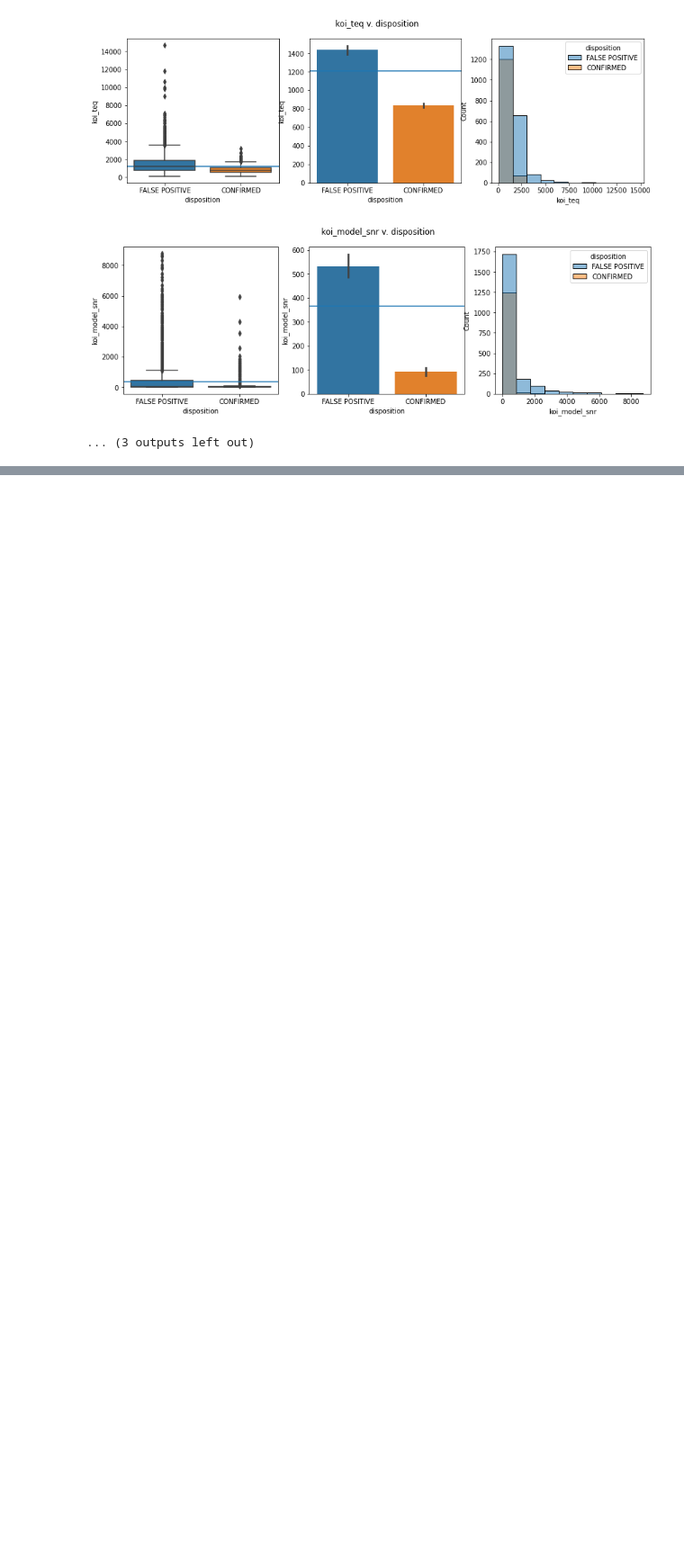
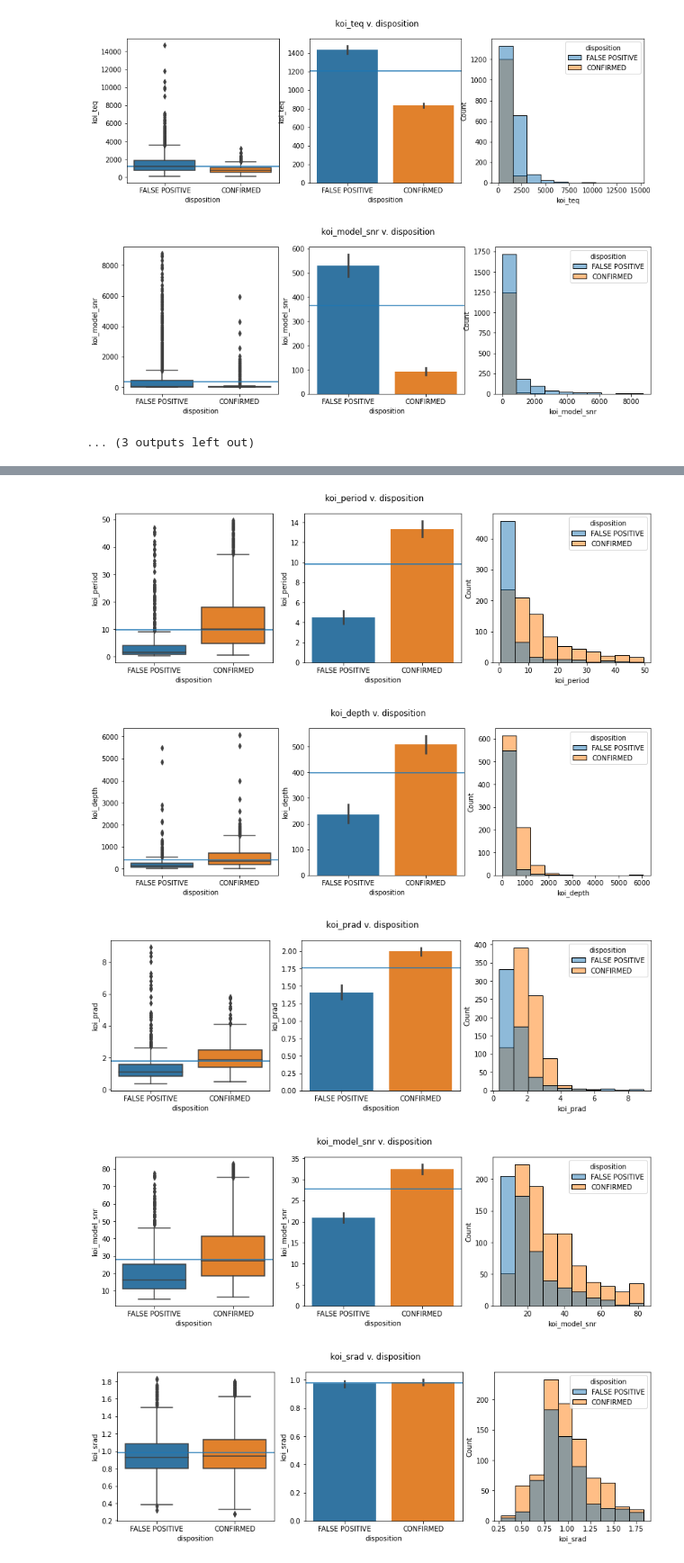
Before and after one commit to alegarcia-dev/Kepler-exoplanet-analysis, a Jupyter notebook: explore.ipynb, the cells around one changed output, grey strips where cells are left out. Shown at 90% size. Drawn from its saved outputs; the diff is of its cells as text; code cells hidden in the pictures; blank space fills up the shorter version.

```diff
--- a/explore.ipynb
+++ b/explore.ipynb
@@ -222,0 +243,8 @@ plot_categorical_and_continuous(train, ['disposition'], columns_to_keep)
+# %%
+plot_categorical_and_continuous(remove_outliers(train, 1.5, outlier_columns), ['disposition'], outlier_columns)
+# %% [output]
+[figure, added]
+[figure, added]
+[figure, added]
+[figure, added]
+[figure, added]
```
Also changed, not shown: parts of 53 cells of this notebook.
